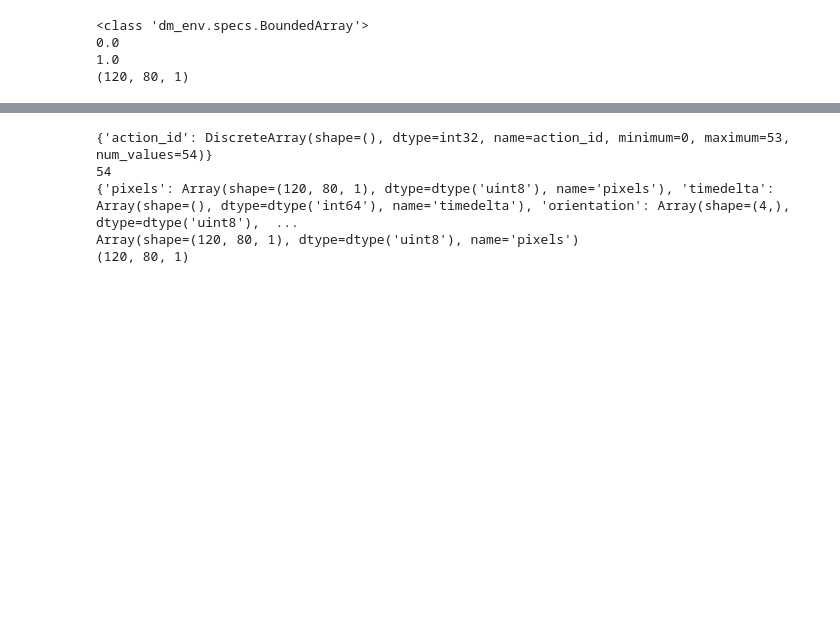
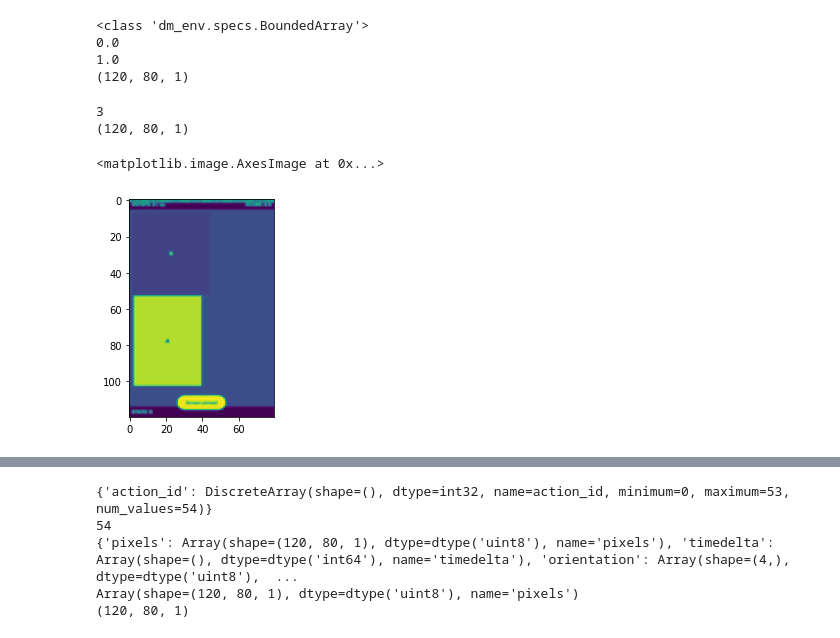
Before and after one commit to neverparadise/android_env_tutorial, a Jupyter notebook: run_enrionments.ipynb, the cells around one changed output, grey strips where cells are left out. Cells and saved outputs as stored; diff of their text form; code cells hidden in the pictures; blank space fills up the shorter version.

```diff
--- a/run_enrionments.ipynb
+++ b/run_enrionments.ipynb
@@ -38,7 +38,9 @@ def make_env(env):
     print(env.observation_spec())
     print()
 
-    env = ImageRescaleWrapper(env, zoom_factors=(0.0625, 0.0745),  grayscale=True)
+    #env = ImageRescaleWrapper(env, zoom_factors=(0.0625, 0.0745),  grayscale=True)
+    env = ImageRescaleWrapper(env, zoom_factors=(1/48, 1/27),  grayscale=True)
+
     print('-'*128)
     print(env.action_spec())
     print()
@@ -107,12 +109,21 @@ import dm_env
 import random
 DONE = dm_env.StepType.LAST
 #action['touch_position'] = action_index
+obs_lst = []
 time_step = env.reset()
-
+obs_lst.append(time_step.observation)
 while time_step.step_type != DONE:
     action = {}
     action['action_id'] = random.randint(0, 54)
     time_step = env.step(action)
     step_type, reward, discount, obs = time_step
+    obs_lst.append(time_step.observation)
+
     if time_step.step_type == DONE:
         break
+# %%
+print(len(obs_lst))
+print(obs_lst[0]['pixels'].shape)
+# %% [output]
+3
+(120, 80, 1)
@@ -118,0 +134,9 @@ while time_step.step_type != DONE:
+# %%
+image0 = obs_lst[0]['pixels']
+image1 = obs_lst[1]['pixels']
+image2 = obs_lst[2]['pixels']
+
+plt.imshow(image0)
+# %% [output]
+<matplotlib.image.AxesImage at 0x...>
+[figure, added]
```
Also changed, not shown: parts of 3 cells of this notebook, 13 other files.
